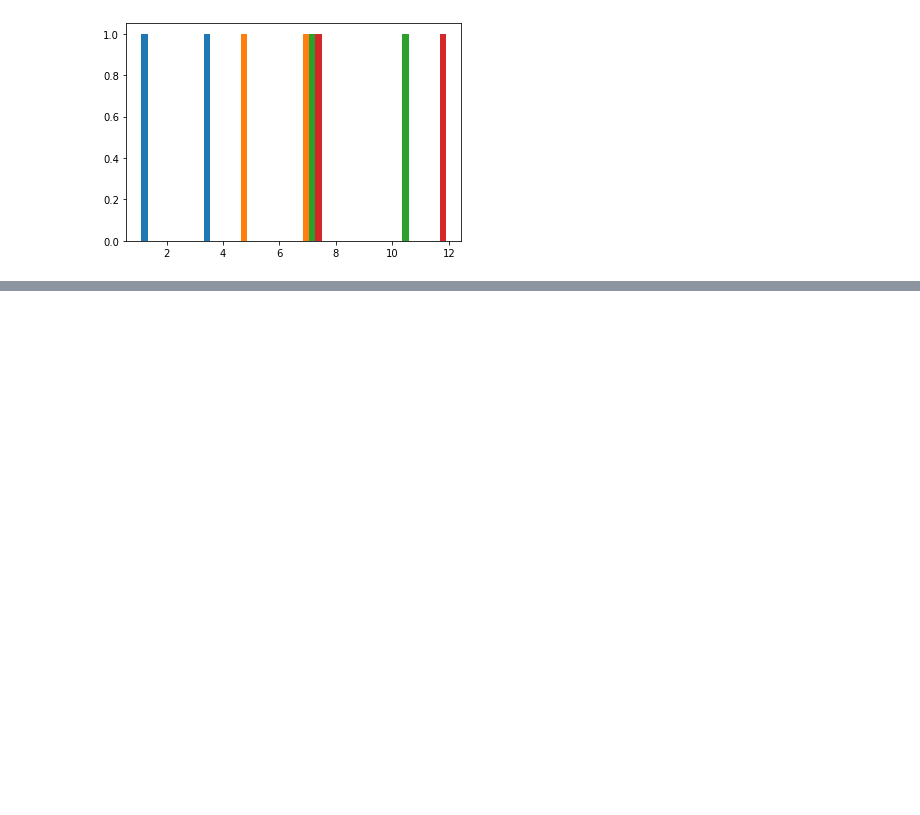
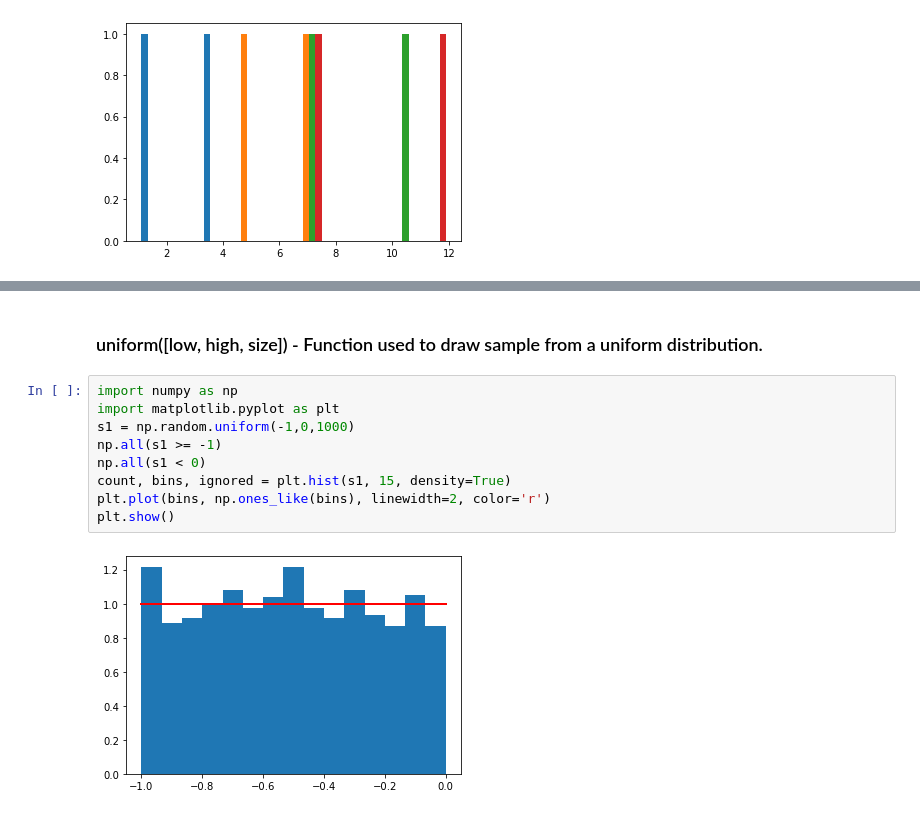
Before and after one commit to fhbonini/ProgDA_Assignment, a Jupyter notebook: numpy.random Assigment.ipynb, the cells around one changed output, grey strips where cells are left out. Saved outputs shown, nothing was run; the diff lists cells and outputs as text; blank space fills up the shorter version.

```diff
--- a/numpy.random Assigment.ipynb
+++ b/numpy.random Assigment.ipynb
@@ -86,0 +107,13 @@ plt.hist(e)
+# %% [markdown]
+### uniform([low, high, size]) - Function used to draw sample from a uniform distribution.
+# %%
+import numpy as np
+import matplotlib.pyplot as plt
+s1 = np.random.uniform(-1,0,1000)
+np.all(s1 >= -1)
+np.all(s1 < 0)
+count, bins, ignored = plt.hist(s1, 15, density=True)
+plt.plot(bins, np.ones_like(bins), linewidth=2, color='r')
+plt.show()
+# %% [output]
+[figure, added]
```
Also changed, not shown: parts of 18 cells of this notebook, 1 other file.
